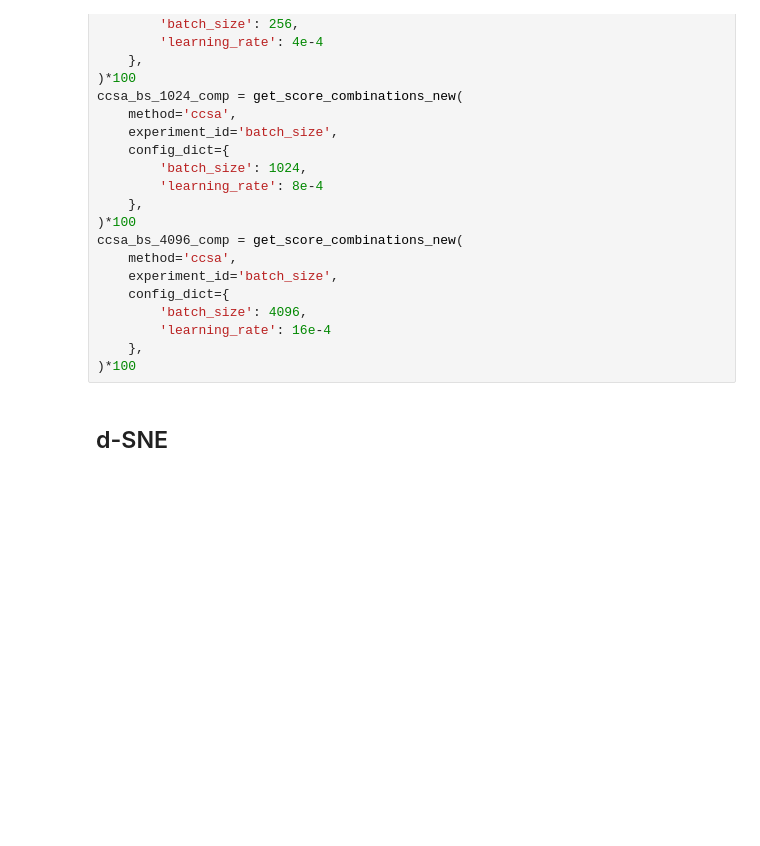
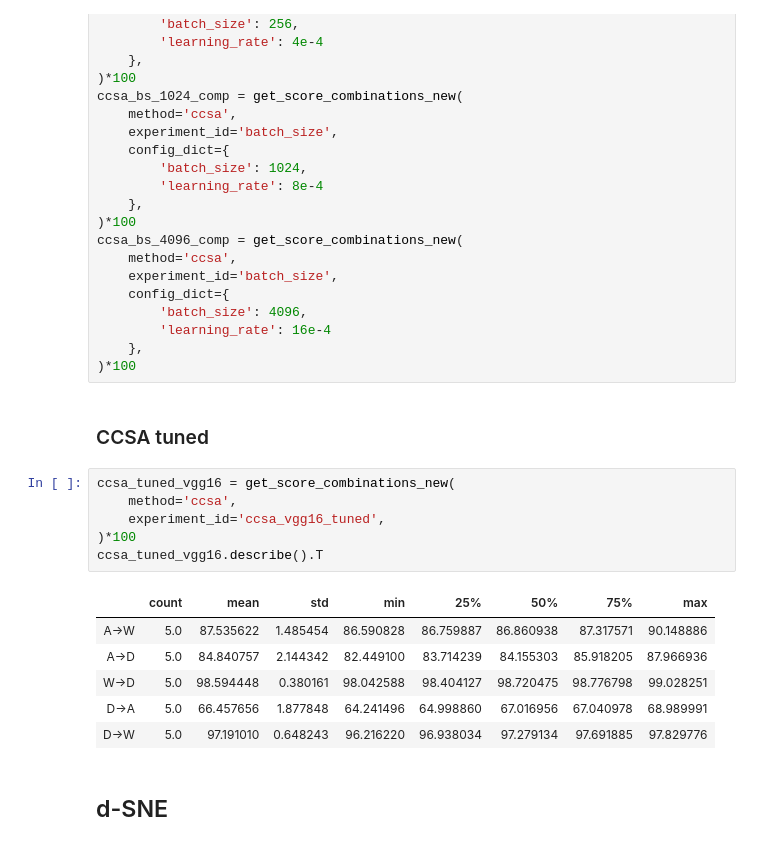
Before and after one commit to LukasHedegaard/domain-adaptation, a Jupyter notebook: notebooks/test-eval.ipynb, the cells around one changed output. Saved outputs shown, nothing was run; the diff lists cells and outputs as text; blank space fills up the shorter version.

```diff
--- a/notebooks/test-eval.ipynb
+++ b/notebooks/test-eval.ipynb
@@ -2167,6 +2167,21 @@ ccsa_bs_4096_comp = get_score_combinations_new(
         'learning_rate': 16e-4
     },
 )*100
+# %% [markdown]
+### CCSA tuned
+# %%
+ccsa_tuned_vgg16 = get_score_combinations_new(
+    method='ccsa',
+    experiment_id='ccsa_vgg16_tuned',
+)*100
+ccsa_tuned_vgg16.describe().T
+# %% [output]
+|  | count | mean | std | min | 25% | 50% | 75% | max |
+| A->W | 5.0 | 87.535622 | 1.485454 | 86.590828 | 86.759887 | 86.860938 | 87.317571 | 90.148886 |
+| A->D | 5.0 | 84.840757 | 2.144342 | 82.449100 | 83.714239 | 84.155303 | 85.918205 | 87.966936 |
+| W->D | 5.0 | 98.594448 | 0.380161 | 98.042588 | 98.404127 | 98.720475 | 98.776798 | 99.028251 |
+| D->A | 5.0 | 66.457656 | 1.877848 | 64.241496 | 64.998860 | 67.016956 | 67.040978 | 68.989991 |
+| D->W | 5.0 | 97.191010 | 0.648243 | 96.216220 | 96.938034 | 97.279134 | 97.691885 | 97.829776 |
 # %% [markdown]
 ## d-SNE
 # %%
```
Also changed, not shown: parts of 1 cell of this notebook, 1 other file.
